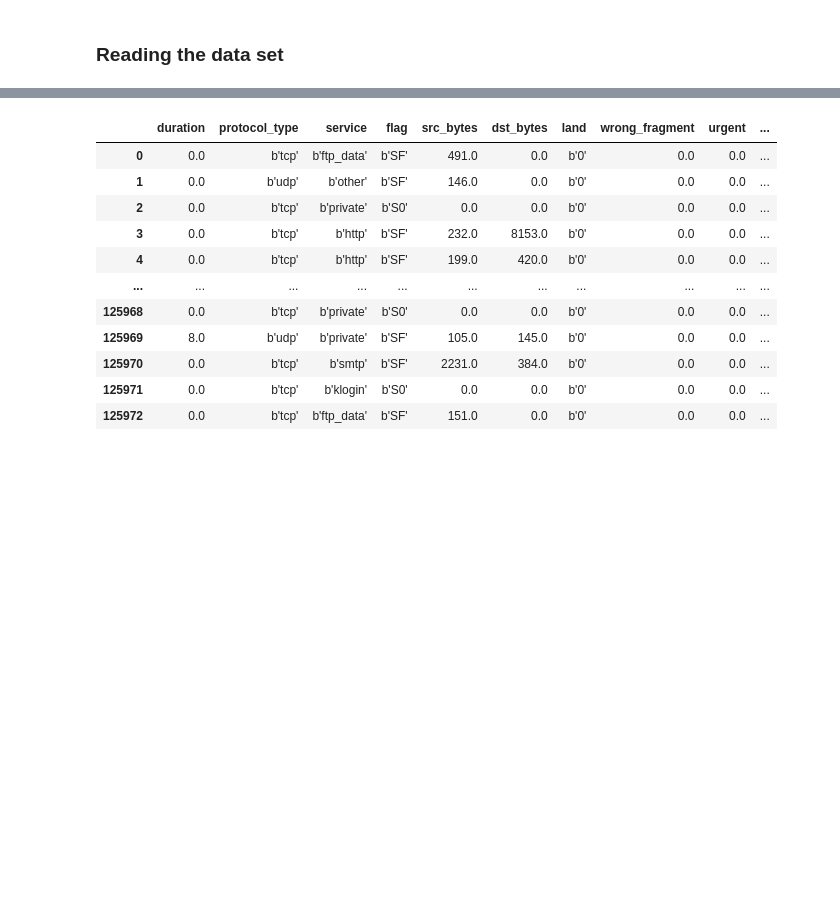
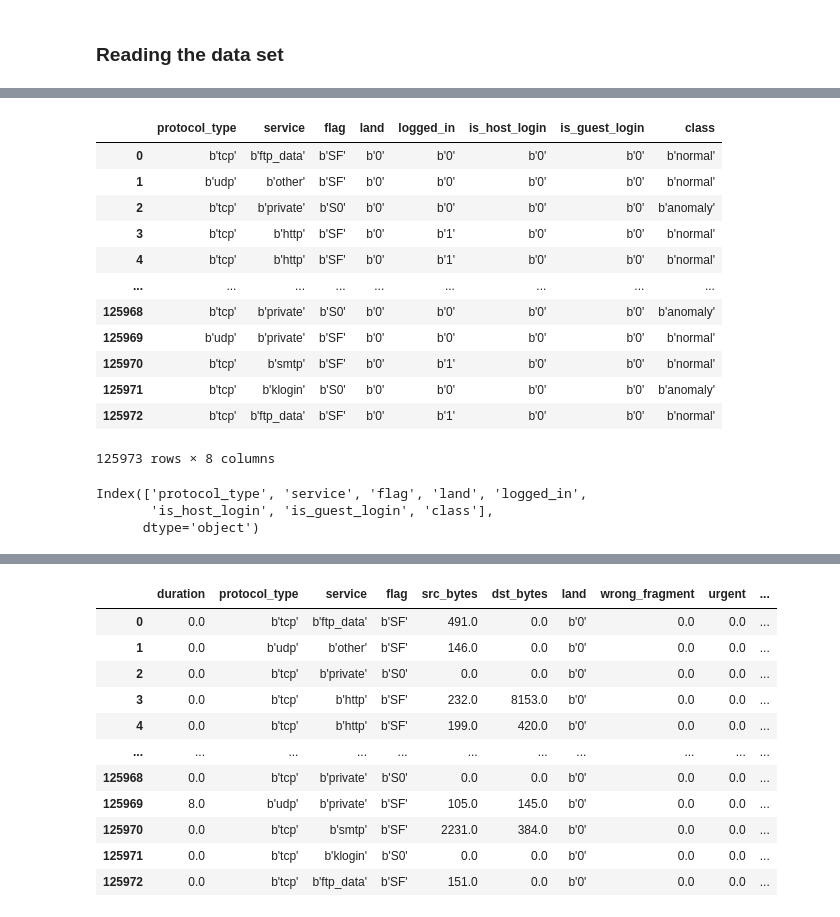
Before and after one commit to AlvaroTV/Data-Management, a Jupyter notebook: 5._Evaluation of results.ipynb, the cells around one changed output, grey strips where cells are left out. Drawn from its saved outputs; the diff is of its cells as text; code cells hidden in the pictures; blank space fills up the shorter version.

```diff
--- a/5._Evaluation of results.ipynb
+++ b/5._Evaluation of results.ipynb
@@ -95,0 +223,17 @@ data, meta = load_kdd_dataset("../datasets/NSL-KDD/KDDTrain+.arff")
+# %%
+X_cat2 = df2.select_dtypes(include=['object'])
+X_cat2
+# %% [output]
+|  | protocol_type | service | flag | land | logged_in | is_host_login | is_guest_login | class |
+| 0 | b'tcp' | b'ftp_data' | b'SF' | b'0' | b'0' | b'0' | b'0' | b'normal' |
+| 1 | b'udp' | b'other' | b'SF' | b'0' | b'0' | b'0' | b'0' | b'normal' |
+| 2 | b'tcp' | b'private' | b'S0' | b'0' | b'0' | b'0' | b'0' | b'anomaly' |
+| 3 | b'tcp' | b'http' | b'SF' | b'0' | b'1' | b'0' | b'0' | b'normal' |
+| 4 | b'tcp' | b'http' | b'SF' | b'0' | b'1' | b'0' | b'0' | b'normal' |
+| ... | ... | ... | ... | ... | ... | ... | ... | ... |
+| 125968 | b'tcp' | b'private' | b'S0' | b'0' | b'0' | b'0' | b'0' | b'anomaly' |
+| 125969 | b'udp' | b'private' | b'SF' | b'0' | b'0' | b'0' | b'0' | b'normal' |
+| 125970 | b'tcp' | b'smtp' | b'SF' | b'0' | b'1' | b'0' | b'0' | b'normal' |
+| 125971 | b'tcp' | b'klogin' | b'S0' | b'0' | b'0' | b'0' | b'0' | b'anomaly' |
+| 125972 | b'tcp' | b'ftp_data' | b'SF' | b'0' | b'1' | b'0' | b'0' | b'normal' |
+125973 rows × 8 columns
@@ -95,0 +242,6 @@ data, meta = load_kdd_dataset("../datasets/NSL-KDD/KDDTrain+.arff")
+# %%
+x_columns
+# %% [output]
+Index(['protocol_type', 'service', 'flag', 'land', 'logged_in',
+       'is_host_login', 'is_guest_login', 'class'],
+      dtype='object')
```
Also changed, not shown: parts of 19 cells of this notebook.
